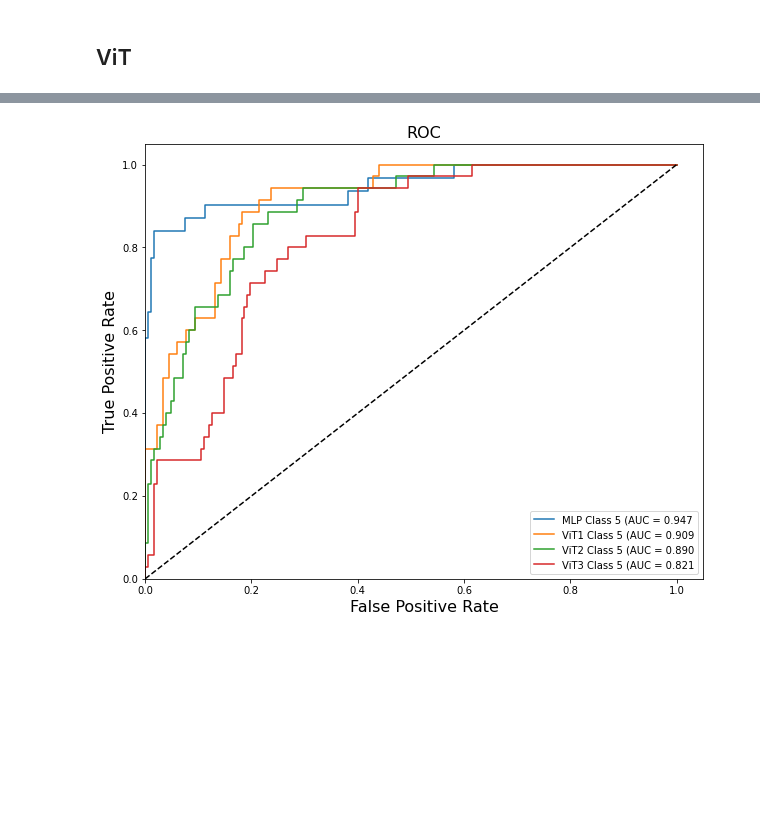
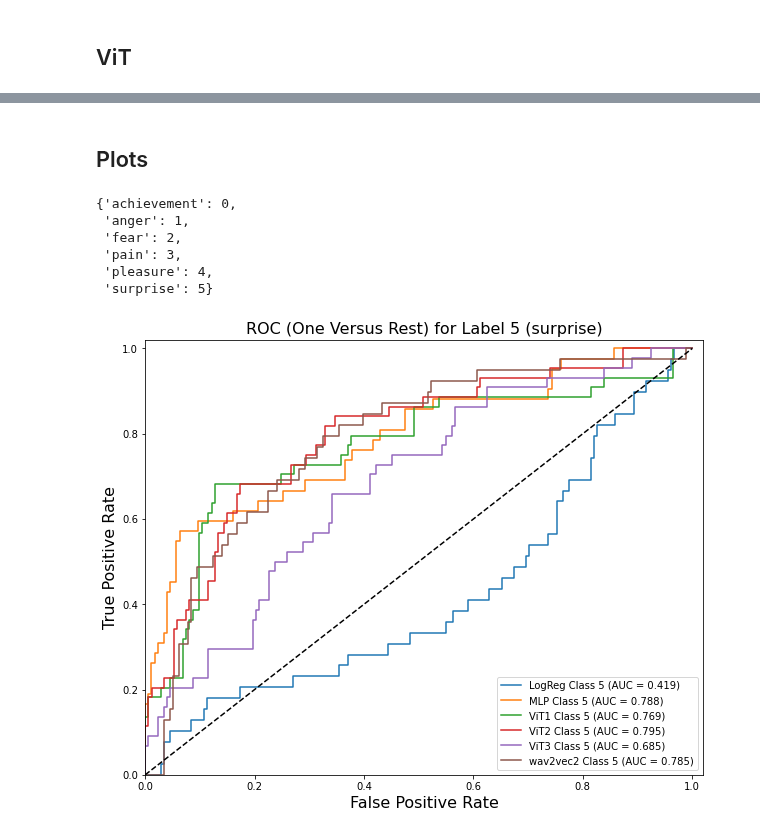
Before and after one commit to pakdaniel/DataMiningFinal, a Jupyter notebook: DataMiningFinal.ipynb, the cells around one changed output, grey strips where cells are left out. Drawn from its saved outputs; the diff is of its cells as text; code cells hidden in the pictures; blank space fills up the shorter version.

```diff
--- a/DataMiningFinal.ipynb
+++ b/DataMiningFinal.ipynb
@@ -1331,11 +1420,9 @@ roc_auc_logreg = auc(fpr_logreg, tpr_logreg)
 ## MLP
 # %%
 model = MLP(44100, 6)
-model.load_state_dict(torch.load("/home/jupyter/DataMiningFinal/MLP/2022-05-04_00-46-13/epoch_00068_test_loss_15.94401_test_acc_24.424/model.pth"))
+# model.load_state_dict(torch.load("/home/jupyter/DataMiningFinal/MLP/2022-05-04_00-46-13/epoch_00068_test_loss_15.94401_test_acc_24.424/model.pth"))
+model.load_state_dict(torch.load("/home/jupyter/DataMiningFinal/MLP/2022-05-04_01-23-55/epoch_00045_test_loss_14.41495_test_acc_19.816/model.pth"))
 MLP_probs, MLP_labels = torch_prob_predict(model, test_loader_MLP)
-
-fpr_MLP, tpr_MLP, thresholds_MLP = roc_curve(OvR(MLP_labels, CLASS_LABEL), MLP_probs[:,CLASS_LABEL])
-roc_auc_MLP = auc(fpr_MLP, tpr_MLP)
 # %% [markdown]
 ## ViT
 # %%
@@ -1404,18 +1517,50 @@ roc_auc_ViT3 = auc(fpr_ViT3, tpr_ViT3)
+# %% [markdown]
+## Plots
+# %%
+LABEL_ENCODING
+# %% [output]
+{'achievement': 0,
+ 'anger': 1,
+ 'fear': 2,
+ 'pain': 3,
+ 'pleasure': 4,
+ 'surprise': 5}
+# %%
+CLASS_LABEL = 5
+
+fpr_logreg, tpr_logreg, thresholds_logreg = roc_curve(OvR(y_test_logreg, CLASS_LABEL), y_pred_logreg[:,CLASS_LABEL])
+roc_auc_logreg = auc(fpr_logreg, tpr_logreg)
+
+fpr_MLP, tpr_MLP, thresholds_MLP = roc_curve(OvR(MLP_labels, CLASS_LABEL), MLP_probs[:,CLASS_LABEL])
+roc_auc_MLP = auc(fpr_MLP, tpr_MLP)
+
+fpr_ViT1, tpr_ViT1, thresholds_ViT1 = roc_curve(OvR(ViT1_labels, CLASS_LABEL), ViT1_probs[:,CLASS_LABEL])
+roc_auc_ViT1 = auc(fpr_ViT1, tpr_ViT1)
+
+fpr_ViT2, tpr_ViT2, thresholds_ViT2 = roc_curve(OvR(ViT2_labels, CLASS_LABEL), ViT2_probs[:,CLASS_LABEL])
+roc_auc_ViT2 = auc(fpr_ViT2, tpr_ViT2)
+
+fpr_ViT3, tpr_ViT3, thresholds_ViT3 = roc_curve(OvR(ViT3_labels, CLASS_LABEL), ViT3_probs[:,CLASS_LABEL])
+roc_auc_ViT3 = auc(fpr_ViT3, tpr_ViT3)
+
+fpr_hf, tpr_hf, thresholds_hf = roc_curve(OvR(hf_labels, CLASS_LABEL), hf_probs[:,CLASS_LABEL])
+roc_auc_hf = auc(fpr_hf, tpr_hf)
 # %%
 plt.figure(figsize=(10,8))
-# plt.plot(fpr_logreg, tpr_logreg, label=f'LogReg Class {CLASS_LABEL} (AUC = {roc_auc_logreg:.3f}')
-plt.plot(fpr_MLP, tpr_MLP, label=f'MLP Class {CLASS_LABEL} (AUC = {roc_auc_MLP:.3f}')
-plt.plot(fpr_ViT1, tpr_ViT1, label=f'ViT1 Class {CLASS_LABEL} (AUC = {roc_auc_ViT1:.3f}')
-plt.plot(fpr_ViT2, tpr_ViT2, label=f'ViT2 Class {CLASS_LABEL} (AUC = {roc_auc_ViT2:.3f}')
-plt.plot(fpr_ViT3, tpr_ViT3, label=f'ViT3 Class {CLASS_LABEL} (AUC = {roc_auc_ViT3:.3f}')
+plt.plot(fpr_logreg, tpr_logreg, label=f'LogReg Class {CLASS_LABEL} (AUC = {roc_auc_logreg:.3f})')
+plt.plot(fpr_MLP, tpr_MLP, label=f'MLP Class {CLASS_LABEL} (AUC = {roc_auc_MLP:.3f})')
+plt.plot(fpr_ViT1, tpr_ViT1, label=f'ViT1 Class {CLASS_LABEL} (AUC = {roc_auc_ViT1:.3f})')
+plt.plot(fpr_ViT2, tpr_ViT2, label=f'ViT2 Class {CLASS_LABEL} (AUC = {roc_auc_ViT2:.3f})')
+plt.plot(fpr_ViT3, tpr_ViT3, label=f'ViT3 Class {CLASS_LABEL} (AUC = {roc_auc_ViT3:.3f})')
+plt.plot(fpr_hf, tpr_hf, label=f'wav2vec2 Class {CLASS_LABEL} (AUC = {roc_auc_hf:.3f})')
 
 plt.plot([0, 1], [0, 1], 'k--')  # random predictions curve
-plt.xlim([0.0, 1.05])
-plt.ylim([0.0, 1.05])
+plt.xlim([0.0, 1.02])
+plt.ylim([0.0, 1.02])
 plt.xlabel('False Positive Rate', fontsize=16)
 plt.ylabel('True Positive Rate', fontsize=16)
-plt.title('ROC', fontsize=16)
+plt.title(f'ROC (One Versus Rest) for Label {CLASS_LABEL} ({dict((v,k) for k,v in LABEL_ENCODING.items())[CLASS_LABEL]})', fontsize=16)
 plt.legend(loc="lower right")
 plt.show()
 # %% [output]
-[figure, old version]
+[figure, new version]
```
Also changed, not shown: parts of 27 cells of this notebook.
